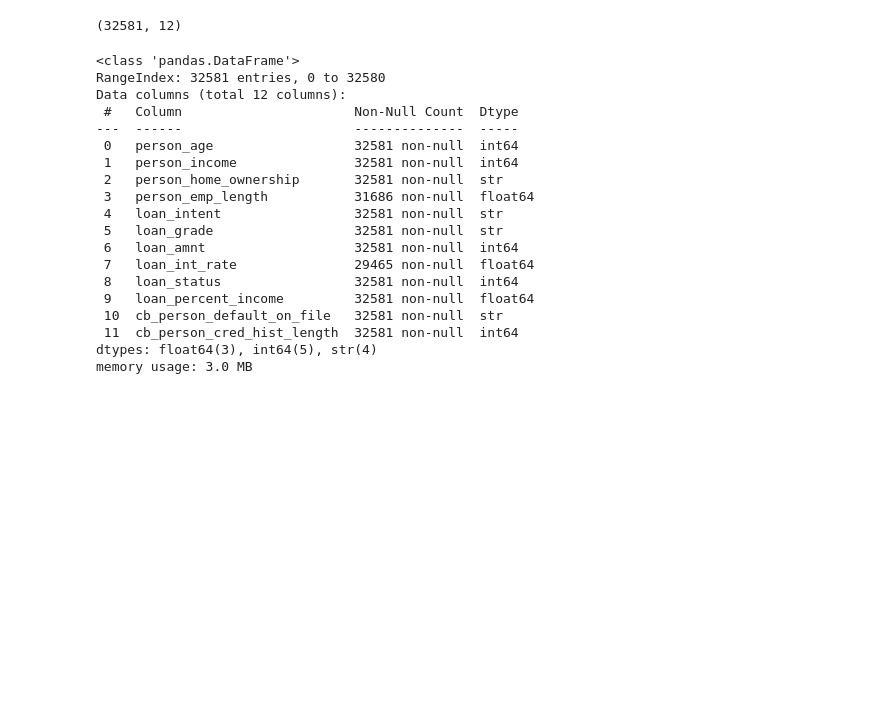
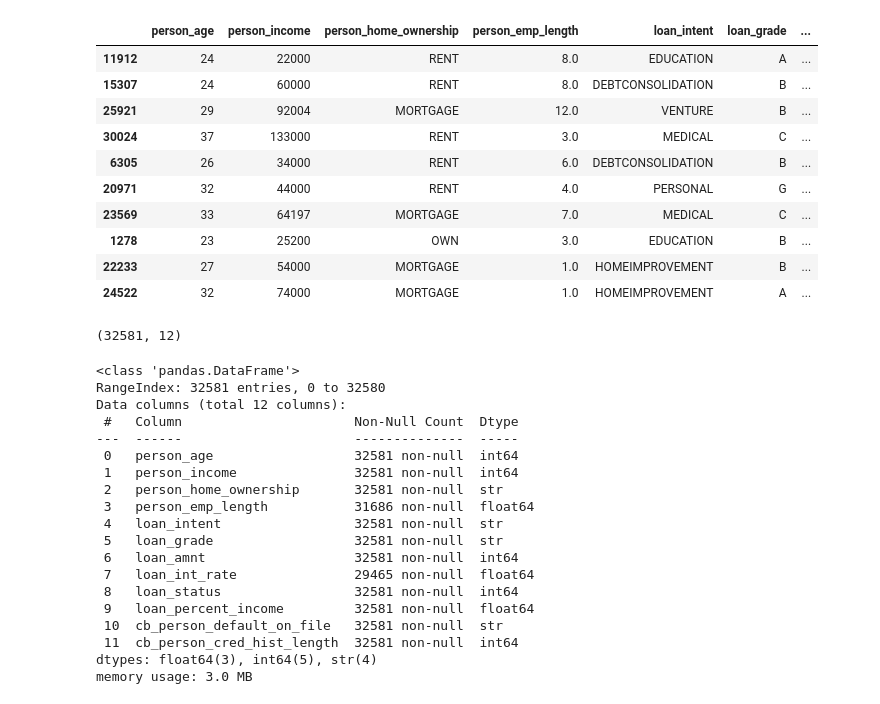
Before and after one commit to bhaveshsolanki159-codex/Credit-Risk-, a Jupyter notebook: CreditRisk.ipynb, the cells around one changed output. Saved outputs shown, nothing was run; the diff lists cells and outputs as text; code cells hidden in the pictures; blank space fills up the shorter version.

```diff
--- a/CreditRisk.ipynb
+++ b/CreditRisk.ipynb
@@ -7,6 +7,19 @@ import seaborn as sns
 # %%
 # load Data
 df = pd.read_csv("credit_risk_dataset.csv")
+df.sample(10)
+# %% [output]
+|  | person_age | person_income | person_home_ownership | person_emp_length | loan_intent | loan_grade | ... |
+| 11912 | 24 | 22000 | RENT | 8.0 | EDUCATION | A | ... |
+| 15307 | 24 | 60000 | RENT | 8.0 | DEBTCONSOLIDATION | B | ... |
+| 25921 | 29 | 92004 | MORTGAGE | 12.0 | VENTURE | B | ... |
+| 30024 | 37 | 133000 | RENT | 3.0 | MEDICAL | C | ... |
+| 6305 | 26 | 34000 | RENT | 6.0 | DEBTCONSOLIDATION | B | ... |
+| 20971 | 32 | 44000 | RENT | 4.0 | PERSONAL | G | ... |
+| 23569 | 33 | 64197 | MORTGAGE | 7.0 | MEDICAL | C | ... |
+| 1278 | 23 | 25200 | OWN | 3.0 | EDUCATION | B | ... |
+| 22233 | 27 | 54000 | MORTGAGE | 1.0 | HOMEIMPROVEMENT | B | ... |
+| 24522 | 32 | 74000 | MORTGAGE | 1.0 | HOMEIMPROVEMENT | A | ... |
 # %%
 df.shape
 # %% [output]
```
Also changed, not shown: parts of 6 cells of this notebook, 1 other file.
